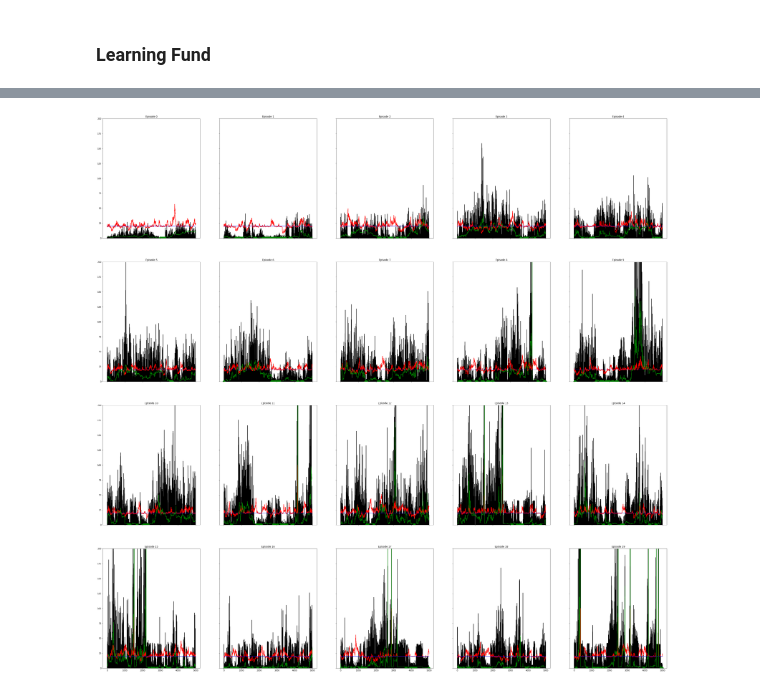
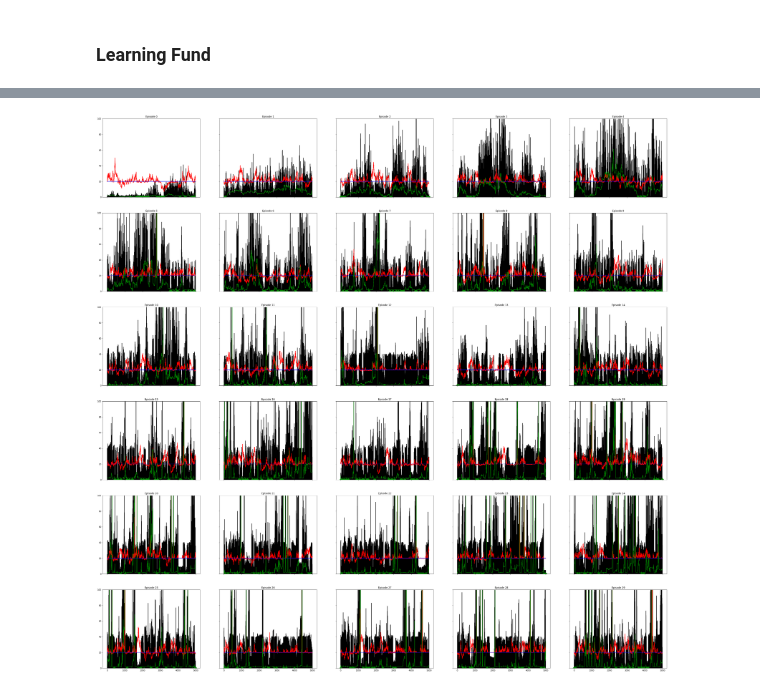
Before and after one commit to sertainly/intelligent_fund_via_RL, a Jupyter notebook: visualization.ipynb, the cells around one changed output, grey strips where cells are left out. Cells and saved outputs as stored; diff of their text form; code cells hidden in the pictures.

Commit message:
visualizations

```diff
--- a/visualization.ipynb
+++ b/visualization.ipynb
@@ -5,8 +5,7 @@ import pickle
 import numpy as np
 import matplotlib.pyplot as plt
 # %%
-
-filename = "./data/smart_data"
+filename = "./data/smart_2_data"
 
 # Getting back the objects:
 with open(filename, 'rb') as f:
@@ -14,13 +13,15 @@ with open(filename, 'rb') as f:
 # %% [markdown]
 ### Total wealth
 # %%
-# assumes 10 episodes
-fig, axes = plt.subplots(nrows=4, ncols=5,
+# assumes (nrows x ncols) episodes
+fig, axes = plt.subplots(nrows=6, ncols=5,
                          #sharex=True, sharey=True,
                          figsize=(30,20)
                         )
 
 for i, ax in enumerate(axes.flatten()):
+
+    ax.set_ylim([0,300])
 
     for j in range(11):
         episode = np.array(funds_wealth_all_episodes[i])
@@ -36,5 +37,5 @@ for i, ax in enumerate(axes.flatten()):
 fig.suptitle("", fontsize=30);
 
 # Saving
-#fig.savefig("./figures/{}.png".format(experiment_name))
+#fig.savefig("./figures/{}_total_wealth.png".format(experiment_name))
 # %% [output]
@@ -42,2 +43,13 @@ fig.suptitle("", fontsize=30);
 # %% [markdown]
 ### Learning Fund
+# %%
+bankruptcies_per_episode = []
+
+for episode_i in learning_fund_stats:
+    bankruptcies = 0
+    wealth = episode_i.T[2]
+    for t in range(len(wealth)):
+        if (wealth[t] == 2.) and (wealth[t-1] != 2.):
+            bankruptcies += 1
+
+    bankruptcies_per_episode.append(bankruptcies)
@@ -44,6 +76,6 @@ fig.suptitle("", fontsize=30);
 # %%
-# assumes 30 episodes
-fig, axes = plt.subplots(nrows=4, ncols=5,
+# assumes (nrows x ncols) episodes
+fig, axes = plt.subplots(nrows=6, ncols=5,
                          sharex=True,sharey=True,
                          figsize=(50,50)
                         )
@@ -52,37 +84,37 @@ fig, axes = plt.subplots(nrows=4, ncols=5,
 
 for i, ax in enumerate(axes.flatten()):
 
-        ax.set_ylim([0,200])
+        ax.set_ylim([0,100])
 
         episode = learning_fund_stats[i]
 
         price = episode.T[0]*20
         demand = episode.T[1]
         wealth = episode.T[2]
 
         ax.plot(demand, color='black')
 
         ax.plot(price, color='red')
 
         # mark fundamental value
         ax.plot(np.linspace(20,20,5000), color='blue')
 
         ax.plot(wealth, 'g')
 
         # mark default cases
         markers_on = [i for i in range(len(wealth)) if wealth[i] <= 0.5]
         ax.plot(np.linspace(0,0,5000), 'gD',
                 markersize=10, markevery=markers_on)
 
         ax.plot()
 
         ax.set_title("Episode {}".format(i), #{'fontsize':20}
                     )
 
 # Fine-tune figure; make subplots farther from each other.
 fig.suptitle("", fontsize=30);
 # %% [output]
-[figure, old version]
+[figure, new version]
 # %%
 variables = ['Price', 'Demand', 'Wealth', 'Cash', 'Shares']
 
```
Also changed, not shown: parts of 4 cells of this notebook.
